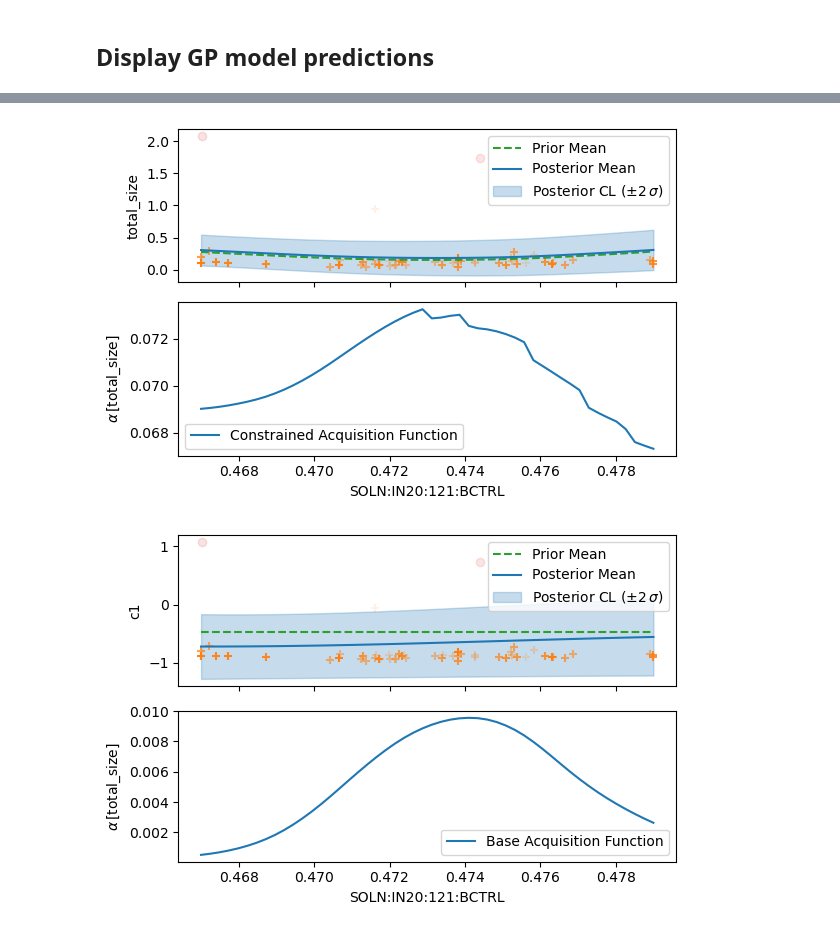
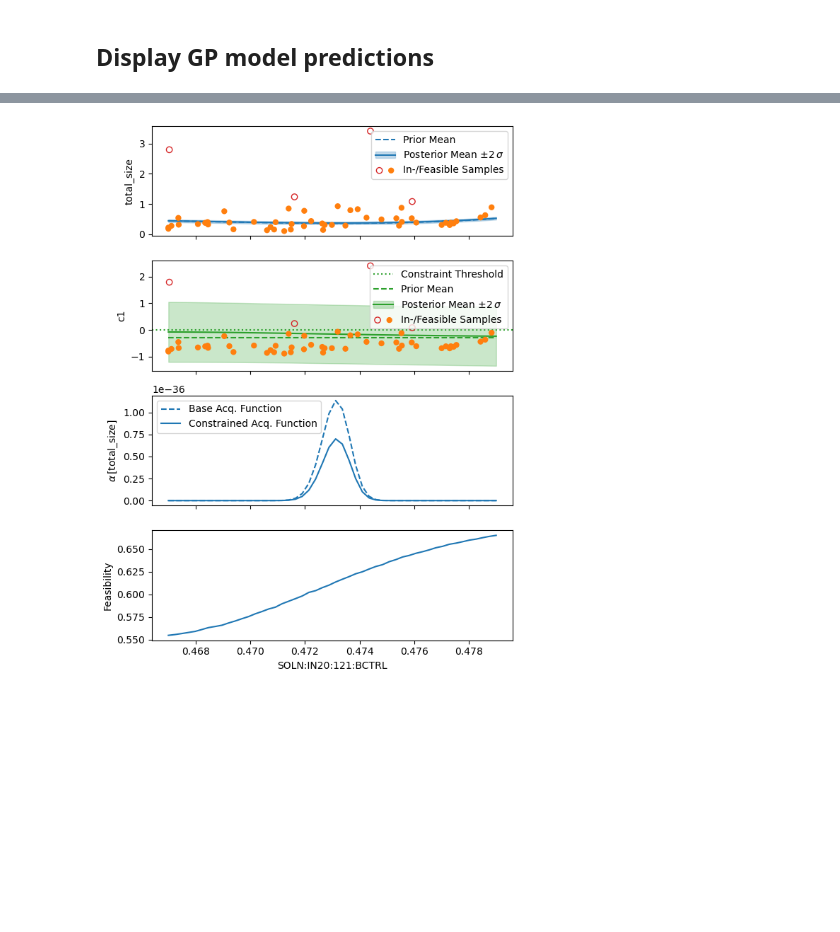
Before and after one commit to t-bz/SLAC_Xopt, a Jupyter notebook: lcls/nn_prior/offline_test_nn_optimization_9d.ipynb, the cells around one changed output, grey strips where cells are left out. Cells and saved outputs as stored; diff of their text form; code cells hidden in the pictures; blank space fills up the shorter version.

```diff
--- a/lcls/nn_prior/offline_test_nn_optimization_9d.ipynb
+++ b/lcls/nn_prior/offline_test_nn_optimization_9d.ipynb
@@ -59,5 +57,8 @@ constants: {}
 observables: []
 # %% [markdown]
 ## Define NN prior
+# %%
+objective_scale = 1e-3
+noise_level = 0.1
 # %%
 model_path = "lcls_cu_injector_nn_model/"
@@ -159,7 +169,9 @@ def get_model_predictions(input_dict, generator = None):
 def evaluate(input_dict, generator = None):
     model_result = lume_model.evaluate(input_dict)
     sigma_xy = objective_model.function(model_result["OTRS:IN20:571:XRMS"], model_result["OTRS:IN20:571:YRMS"])
-    output_dict = {vocs.objective_names[0]: sigma_xy.detach().item()}
+    noise = noise_level * torch.rand(sigma_xy.shape)
+    total_size = sigma_xy + noise
+    output_dict = {vocs.objective_names[0]: total_size.detach().item()}
 
     # dummy constraint
     output_dict["c1"] = output_dict[vocs.objective_names[0]] - 1.0
@@ -172,7 +184,7 @@ def evaluate(input_dict, generator = None):
 # %% [markdown]
 ## Restrict ranges based on profile monitor
 # %%
-vocs.variables = {k: input_variables[k].value_range for k in vocs.variable_names}
+vocs.variables = {k: input_variables[lume_model.input_names.index(k)].value_range for k in vocs.variable_names}
 vocs.variables["SOLN:IN20:121:BCTRL"] = [0.467, 0.479]
 print(vocs.as_yaml())
 # %% [output]
@@ -195,14 +207,14 @@ observables: []
 ## Run Xopt
 # %%
 # remember to set use low noise prior to false!!!
-model_constructor = StandardModelConstructor(
+gp_constructor = StandardModelConstructor(
     use_low_noise_prior=False,
     mean_modules={"total_size": custom_mean},
     trainable_mean_keys=["total_size"],
 )
 generator = ExpectedImprovementGenerator(
     vocs=vocs,
-    model_constructor=model_constructor,
+    gp_constructor=gp_constructor,
 )
 generator.numerical_optimizer.max_iter = 200
 evaluator = Evaluator(function=evaluate, function_kwargs={"generator": None})
@@ -282,17 +312,8 @@ X.data[["c1" + k for k in ["", "_prior_mean", "_posterior_mean", "_posterior_sd"
 # %%
-fig, ax = display_model(
-    X=X,
-    output_name="total_size",
+X.generator.visualize_model(
     variable_names=["SOLN:IN20:121:BCTRL"],
-)
+    show_prior_mean=True,
+    show_feasibility=True,
+);
 # %% [output]
-[figure, old version]
+[figure, new version]
-# %%
-fig, ax = display_model(
-    X=X,
-    output_name="c1",
-    variable_names=["SOLN:IN20:121:BCTRL"],
-    constrained_acqf=False,
-)
-# %% [output]
-[figure, removed]
```
Also changed, not shown: parts of 10 cells of this notebook, 4 other files.
